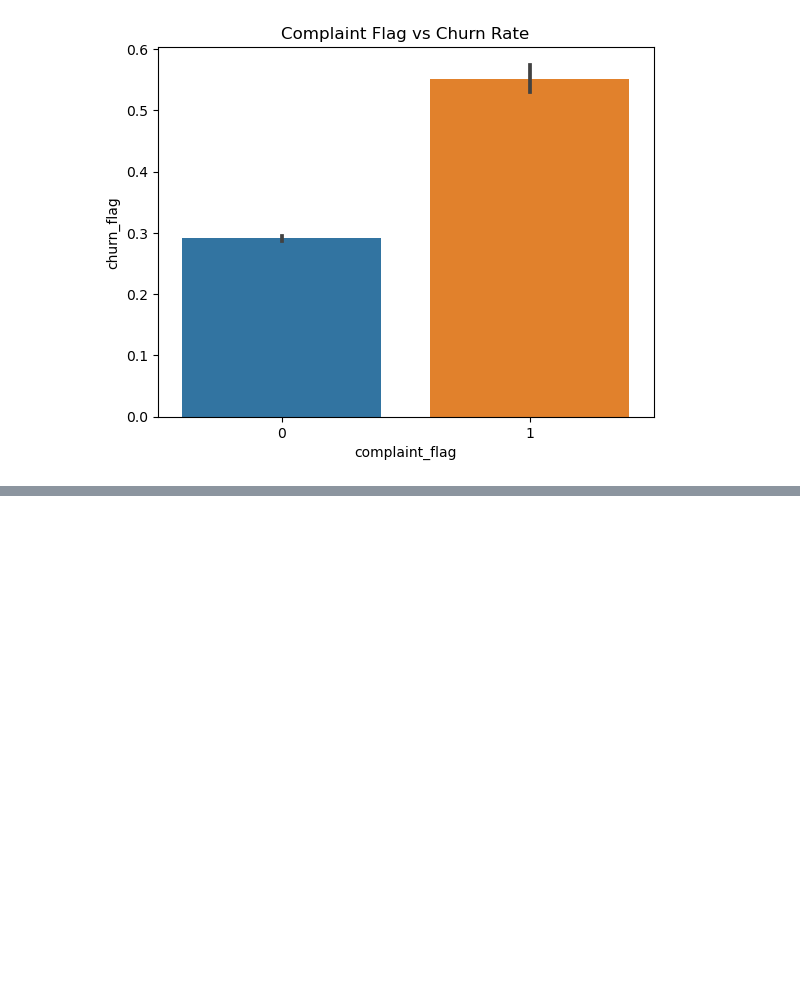
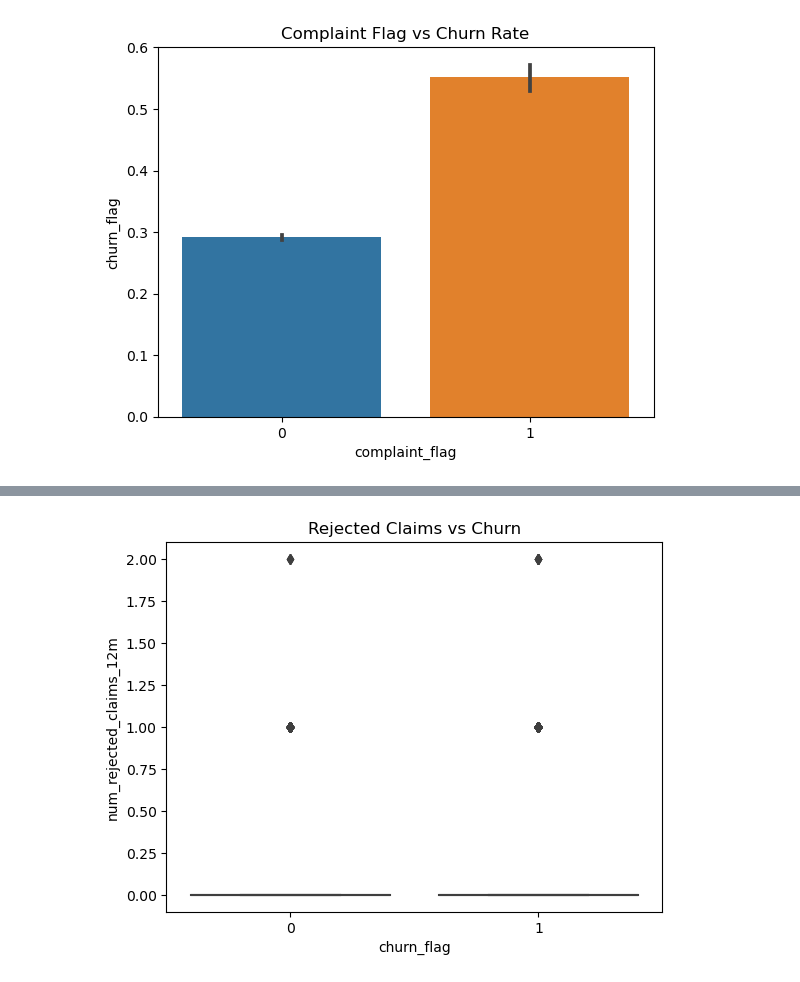
Before and after one commit to jojolily84/insurance-churn-analysis, a Jupyter notebook: notebooks/01_EDA.ipynb, the cells around one changed output, grey strips where cells are left out. Saved outputs shown, nothing was run; the diff lists cells and outputs as text; code cells hidden in the pictures; blank space fills up the shorter version.

```diff
--- a/notebooks/01_EDA.ipynb
+++ b/notebooks/01_EDA.ipynb
@@ -87,0 +100,6 @@ plt.show()
+# %%
+sns.boxplot(x='churn_flag', y='num_rejected_claims_12m', data=df)  #被拒絕理賠
+plt.title('Rejected Claims vs Churn')
+plt.show()
+# %% [output]
+[figure, added]
```
Also changed, not shown: parts of 4 cells of this notebook.
